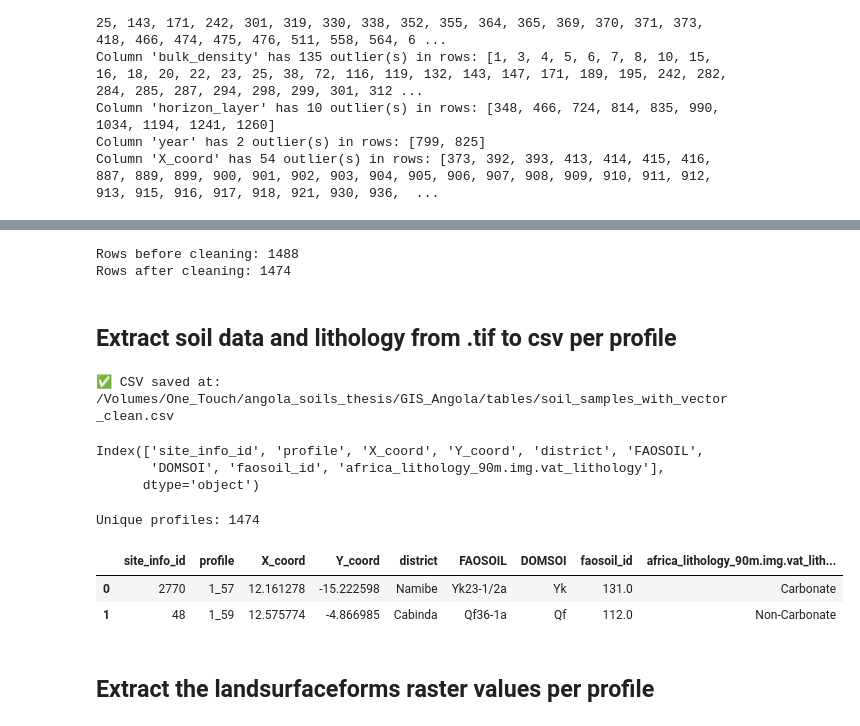
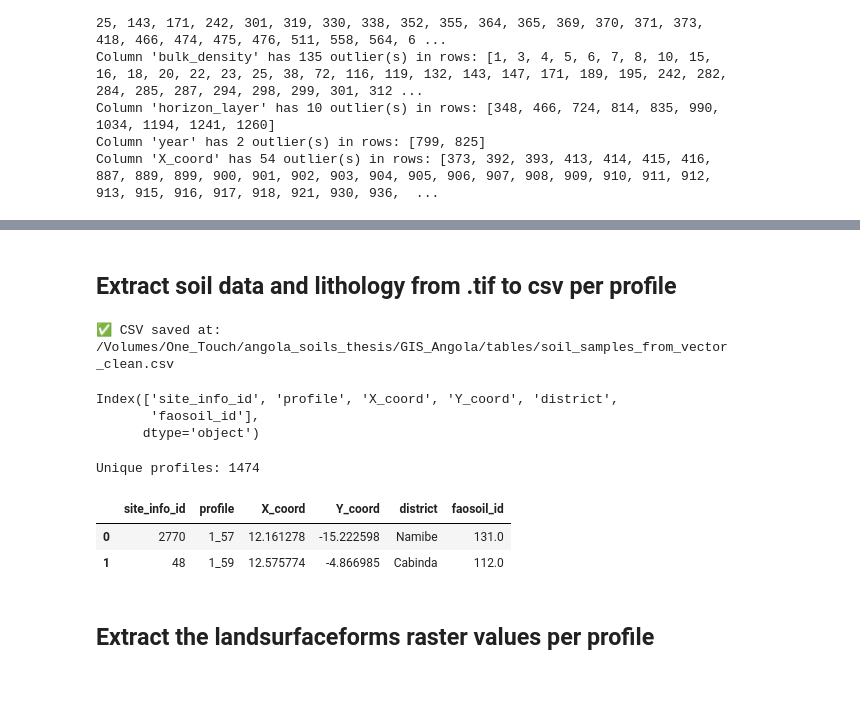
Before and after one commit to inesschwartz/ThesisSoilAngola, a Jupyter notebook: SOC_stock_model/table_prep.ipynb, the cells around one changed output, grey strips where cells are left out. Drawn from its saved outputs; the diff is of its cells as text; code cells hidden in the pictures; blank space fills up the shorter version.

Commit message:
cleaning training dataset

```diff
--- a/SOC_stock_model/table_prep.ipynb
+++ b/SOC_stock_model/table_prep.ipynb
@@ -510,26 +500,3 @@ Total rows with null/zero coordinates: 14
-# %%
-import geopandas as gpd
-
-# Load your GeoPackage
-points_path = "/Volumes/One_Touch/angola_soils_thesis/GIS_Angola/data_processed/usable_site_info_epsg32733.gpkg"
-points = gpd.read_file(points_path)
-
-# Drop rows where X_coord or Y_coord are 0.0 or NaN
-points_clean = points[~((points["X_coord"].isna()) |
-                        (points["Y_coord"].isna()) |
-                        (points["X_coord"] == 0.0) |
-                        (points["Y_coord"] == 0.0))]
-
-# Optional: check the number of rows remaining
-print(f"Rows before cleaning: {len(points)}")
-print(f"Rows after cleaning: {len(points_clean)}")
-
-# Save cleaned GeoPackage
-output_path = "/Volumes/One_Touch/angola_soils_thesis/GIS_Angola/data_processed/usable_site_info_epsg32733_clean.gpkg"
-points_clean.to_file(output_path, layer="usable_site_info", driver="GPKG")
-# %% [output]
-Rows before cleaning: 1488
-Rows after cleaning: 1474
 # %% [markdown]
 ## Extract soil data and lithology from .tif to csv per profile
 # %%
@@ -540,20 +507,23 @@ import re  # for regex
 
 # --- Input paths ---
 points_path = "/Volumes/One_Touch/angola_soils_thesis/GIS_Angola/data_processed/usable_site_info_epsg32733_clean.gpkg"
-soil_path = "/Volumes/One_Touch/angola_soils_thesis/GIS_Angola/data_processed/angola_soil_data2_32733.gpkg"
-lithology_path = "/Volumes/One_Touch/angola_soils_thesis/GIS_Angola/data_processed/lithology2.gpkg"
+soil_path = "/Volumes/One_Touch/angola_soils_thesis/GIS_Angola/data_processed/angola_soil_gpkg_stuff/angola_soil_data2.gpkg"
+# lithology_path = "/Volumes/One_Touch/angola_soils_thesis/GIS_Angola/data_processed/lithology2.gpkg"
 
 
 # --- Load data ---
-points = gpd.read_file(points_path)
-soil = gpd.read_file(soil_path)[["FAOSOIL", "DOMSOI", "faosoil_id", "geometry"]]
-lithology = gpd.read_file(lithology_path)[["africa_lithology_90m.img.vat_lithology", "geometry"]]
+points = gpd.read_file(
+    points_path,
+    layer="usable_sites_clean"   # 👈 specify the layer you actually want
+)
+soil = gpd.read_file(soil_path)[["faosoil_id", "geometry"]]
+#lithology = gpd.read_file(lithology_path)[["africa_lithology_90m.img.vat_lithology", "geometry"]]
 
 # --- Ensure CRS matches ---
 if points.crs != soil.crs:
     soil = soil.to_crs(points.crs)
-if points.crs != lithology.crs:
-    lithology = lithology.to_crs(points.crs)
+# if points.crs != lithology.crs:
+#     lithology = lithology.to_crs(points.crs)
 
 # --- Spatial join ---
 points_soil = gpd.sjoin(points, soil, how="left", predicate="intersects")
@@ -562,35 +532,35 @@ points_soil = gpd.sjoin(points, soil, how="left", predicate="intersects")
 if "index_right" in points_soil.columns:
     points_soil = points_soil.drop(columns=["index_right"])
 
-points_soil_lith = gpd.sjoin(points_soil, lithology, how="left", predicate="intersects")
+#points_soil_lith = gpd.sjoin(points_soil, lithology, how="left", predicate="intersects")
 
 # Drop index_right from second join
-if "index_right" in points_soil_lith.columns:
-    points_soil_lith = points_soil_lith.drop(columns=["index_right"])
+if "index_right" in points_soil.columns:
+    points_soil = points_soil.drop(columns=["index_right"])
 
 # --- Remove numbers from lithology column ---
-# Example: "1. Carbonate" → "Carbonate"
-points_soil_lith["africa_lithology_90m.img.vat_lithology"] = points_soil_lith[
-    "africa_lithology_90m.img.vat_lithology"
-].apply(lambda x: re.sub(r"^\d+\.\s*", "", str(x)))
+# # Example: "1. Carbonate" → "Carbonate"
+# points_soil_lith["africa_lithology_90m.img.vat_lithology"] = points_soil_lith[
+#     "africa_lithology_90m.img.vat_lithology"
+# ].apply(lambda x: re.sub(r"^\d+\.\s*", "", str(x)))
 
 # Drop multiple columns
-points_soil_lith_clean = points_soil_lith
-points_soil_lith_clean = points_soil_lith_clean.drop(columns=["geo_features_id", "climate_id", "topo_id", "soil_type_id"])
-points_soil_lith_clean = points_soil_lith_clean.drop(columns=["geometry"])
+points_soil_clean = points_soil
+points_soil_clean = points_soil_clean.drop(columns=["geo_features_id", "climate_id", "topo_id", "soil_type_id"])
+points_soil_clean = points_soil_clean.drop(columns=["geometry"])
 
 # --- Save clean CSV ---
-output_csv = "/Volumes/One_Touch/angola_soils_thesis/GIS_Angola/tables/soil_samples_with_vector_clean.csv"
-points_soil_lith_clean.to_csv(output_csv, index=False)
+output_csv = "/Volumes/One_Touch/angola_soils_thesis/GIS_Angola/tables/soil_samples_from_vector_clean.csv"
+points_soil_clean.to_csv(output_csv, index=False)
 
 print("✅ CSV saved at:", output_csv)
 # %% [output]
-✅ CSV saved at: /Volumes/One_Touch/angola_soils_thesis/GIS_Angola/tables/soil_samples_with_vector_clean.csv
+✅ CSV saved at: /Volumes/One_Touch/angola_soils_thesis/GIS_Angola/tables/soil_samples_from_vector_clean.csv
 # %%
-points_soil_lith_clean.columns
+points_soil_clean.columns
 # %% [output]
-Index(['site_info_id', 'profile', 'X_coord', 'Y_coord', 'district', 'FAOSOIL',
-       'DOMSOI', 'faosoil_id', 'africa_lithology_90m.img.vat_lithology'],
+Index(['site_info_id', 'profile', 'X_coord', 'Y_coord', 'district',
+       'faosoil_id'],
       dtype='object')
 # %%
 # Count unique profiles
@@ -599,11 +569,11 @@ print(f"Unique profiles: {n_profiles1}")
 # %% [output]
 Unique profiles: 1474
 # %%
-points_soil_lith_clean.head(2)
+points_soil_clean.head(2)
 # %% [output]
-|  | site_info_id | profile | X_coord | Y_coord | district | FAOSOIL | DOMSOI | faosoil_id | africa_lithology_90m.img.vat_lith... |
-| 0 | 2770 | 1_57 | 12.161278 | -15.222598 | Namibe | Yk23-1/2a | Yk | 131.0 | Carbonate |
-| 1 | 48 | 1_59 | 12.575774 | -4.866985 | Cabinda | Qf36-1a | Qf | 112.0 | Non-Carbonate |
+|  | site_info_id | profile | X_coord | Y_coord | district | faosoil_id |
+| 0 | 2770 | 1_57 | 12.161278 | -15.222598 | Namibe | 131.0 |
+| 1 | 48 | 1_59 | 12.575774 | -4.866985 | Cabinda | 112.0 |
 # %% [markdown]
 ## Extract the landsurfaceforms raster values per profile
 # %%
```
Also changed, not shown: parts of 31 cells of this notebook.
